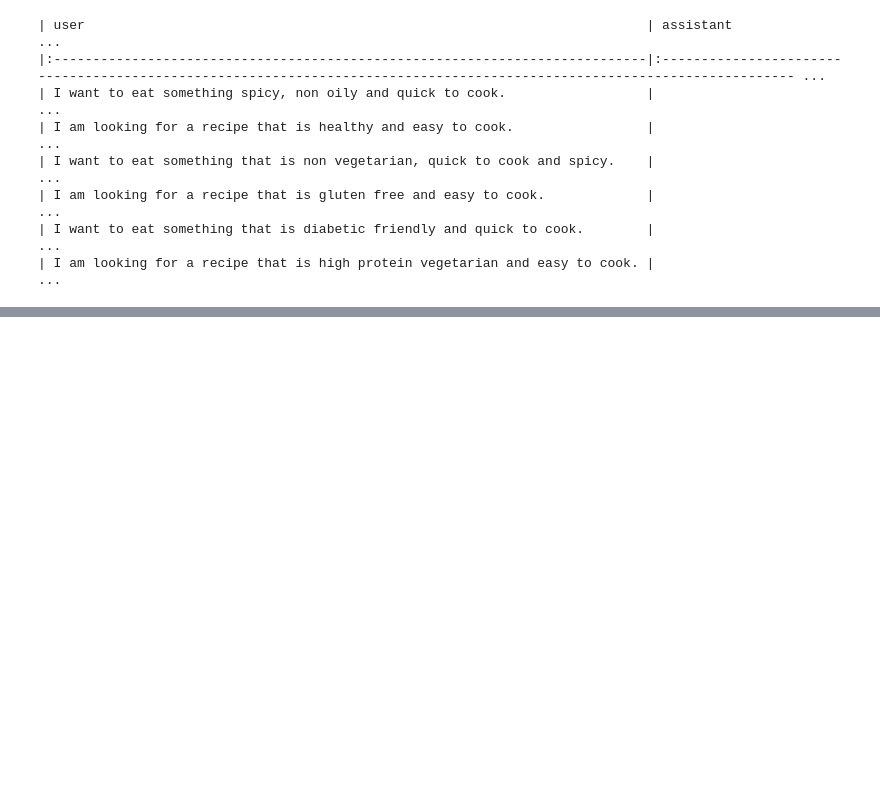
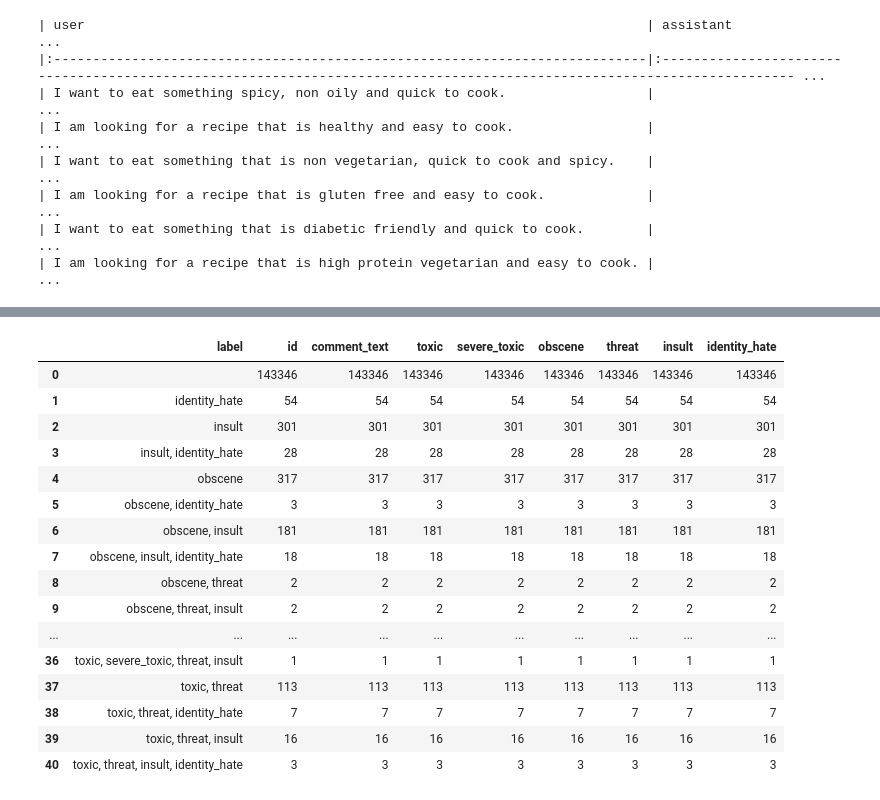
Before and after one commit to gauravkhapekar/GenAIEngineering-Cohort1, a Jupyter notebook: Week5/ChatAssistant.ipynb, the cells around one changed output, grey strips where cells are left out. Saved outputs shown, nothing was run; the diff lists cells and outputs as text; code cells hidden in the pictures; blank space fills up the shorter version.

```diff
--- a/Week5/ChatAssistant.ipynb
+++ b/Week5/ChatAssistant.ipynb
@@ -1017,0 +1027,29 @@ print(eval_resp)
+# %%
+toxic_df = pd.read_csv('./train.csv')
+
+
+def relabel(row):
+    return ', '.join([column for column in toxic_df.columns if column in row and row[column] == 1])
+
+
+toxic_df['label'] = toxic_df.apply(relabel, axis=1)
+
+toxic_df.groupby(['label']).count().reset_index()
+# %% [output]
+|  | label | id | comment_text | toxic | severe_toxic | obscene | threat | insult | identity_hate |
+| 0 |  | 143346 | 143346 | 143346 | 143346 | 143346 | 143346 | 143346 | 143346 |
+| 1 | identity_hate | 54 | 54 | 54 | 54 | 54 | 54 | 54 | 54 |
+| 2 | insult | 301 | 301 | 301 | 301 | 301 | 301 | 301 | 301 |
+| 3 | insult, identity_hate | 28 | 28 | 28 | 28 | 28 | 28 | 28 | 28 |
+| 4 | obscene | 317 | 317 | 317 | 317 | 317 | 317 | 317 | 317 |
+| 5 | obscene, identity_hate | 3 | 3 | 3 | 3 | 3 | 3 | 3 | 3 |
+| 6 | obscene, insult | 181 | 181 | 181 | 181 | 181 | 181 | 181 | 181 |
+| 7 | obscene, insult, identity_hate | 18 | 18 | 18 | 18 | 18 | 18 | 18 | 18 |
+| 8 | obscene, threat | 2 | 2 | 2 | 2 | 2 | 2 | 2 | 2 |
+| 9 | obscene, threat, insult | 2 | 2 | 2 | 2 | 2 | 2 | 2 | 2 |
+| ... | ... | ... | ... | ... | ... | ... | ... | ... | ... |
+| 36 | toxic, severe_toxic, threat, insult | 1 | 1 | 1 | 1 | 1 | 1 | 1 | 1 |
+| 37 | toxic, threat | 113 | 113 | 113 | 113 | 113 | 113 | 113 | 113 |
+| 38 | toxic, threat, identity_hate | 7 | 7 | 7 | 7 | 7 | 7 | 7 | 7 |
+| 39 | toxic, threat, insult | 16 | 16 | 16 | 16 | 16 | 16 | 16 | 16 |
+| 40 | toxic, threat, insult, identity_hate | 3 | 3 | 3 | 3 | 3 | 3 | 3 | 3 |
```
Also changed, not shown: parts of 9 cells of this notebook, 1 other file.
